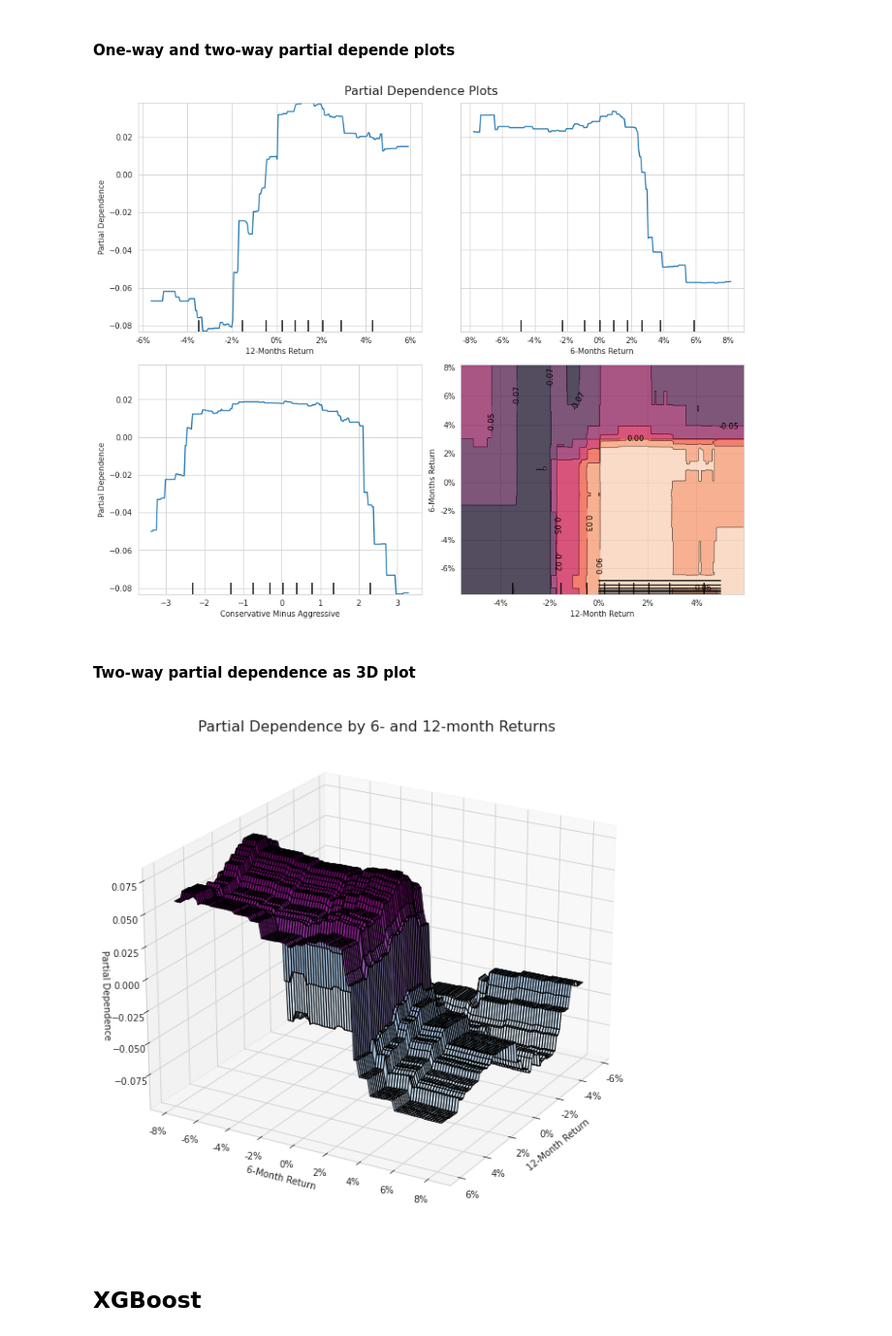
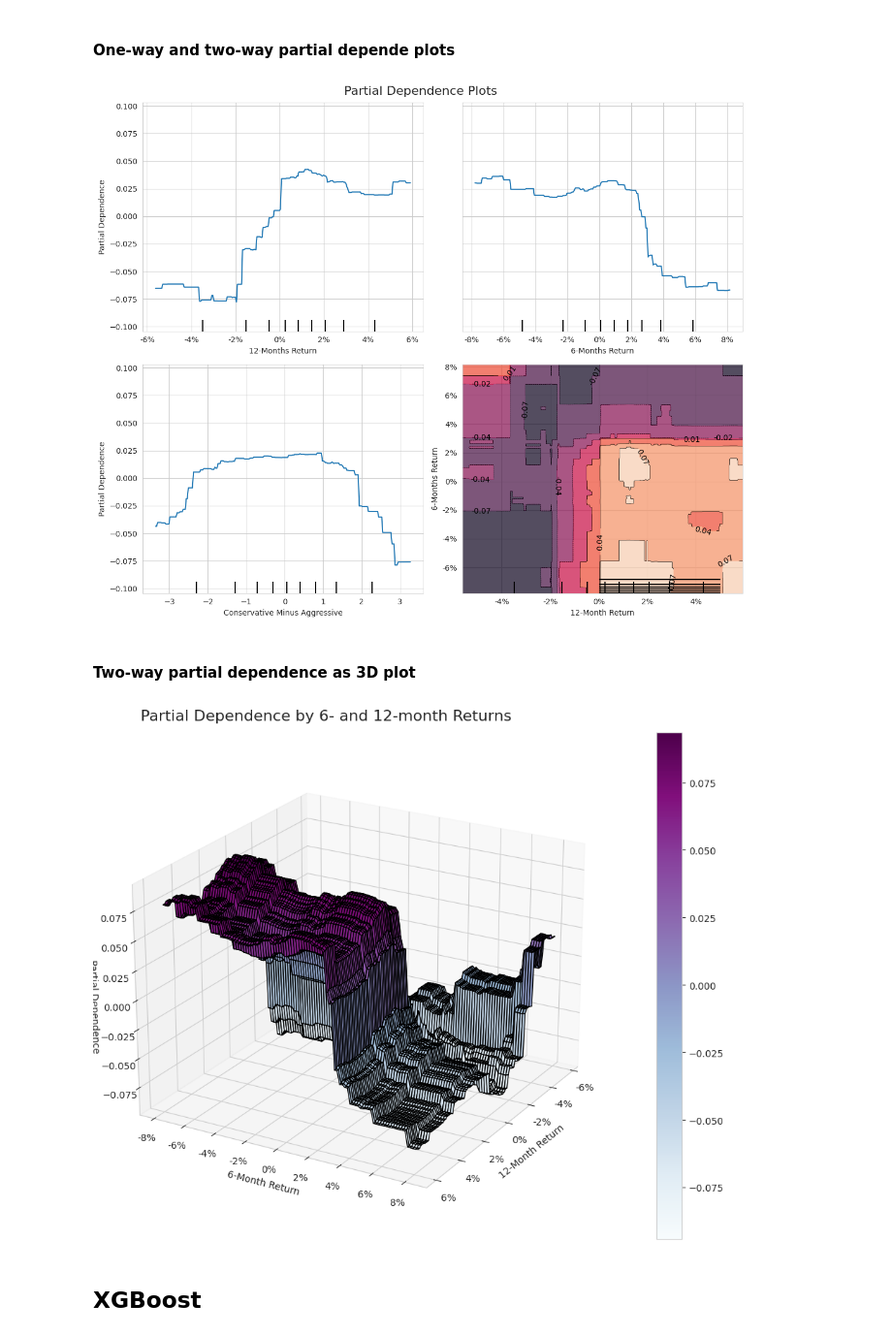
Before and after one commit to andywatts-algo/machine-learning-for-trading, a Jupyter notebook: 12_gradient_boosting_machines/01_boosting_baseline.ipynb, the cells around one changed output. Shown at 97% size. Saved outputs shown, nothing was run; the diff lists cells and outputs as text; code cells hidden in the pictures.

```diff
--- a/12_gradient_boosting_machines/01_boosting_baseline.ipynb
+++ b/12_gradient_boosting_machines/01_boosting_baseline.ipynb
@@ -314,10 +317,9 @@ rf_clf = RandomForestClassifier(n_estimators=100,
                                 min_samples_split=2,
                                 min_samples_leaf=1,
                                 min_weight_fraction_leaf=0.0,
-                                max_features='auto',
+                                max_features='sqrt',
                                 max_leaf_nodes=None,
                                 min_impurity_decrease=0.0,
-                                min_impurity_split=None,
                                 bootstrap=True,
                                 oob_score=True,
                                 n_jobs=-1,
@@ -377,14 +393,13 @@ base_estimator = DecisionTreeClassifier(criterion='gini',
                                         random_state=None,
                                         max_leaf_nodes=None,
                                         min_impurity_decrease=0.0,
-                                        min_impurity_split=None,
                                         class_weight=None)
 # %% [markdown]
 ### AdaBoost Configuration
 # %% [markdown]
 In the second step, we'll design the ensemble. The n_estimators parameter controls the number of weak learners and the learning_rate determines the contribution of each weak learner, as shown in the following code. By default, weak learners are decision tree stumps:
 # %%
-ada_clf = AdaBoostClassifier(base_estimator=base_estimator,
+ada_clf = AdaBoostClassifier(estimator=base_estimator,
                              n_estimators=100,
                              learning_rate=1.0,
                              algorithm='SAMME.R',
@@ -439,7 +453,7 @@ This estimator is much faster than [GradientBoostingClassifier](https://scikit-l
 
 This estimator has native support for missing values (NaNs). During training, the tree grower learns at each split point whether samples with missing values should go to the left or right child, based on the potential gain. When predicting, samples with missing values are assigned to the left or right child consequently. If no missing values were encountered for a given feature during training, then samples with missing values are mapped to whichever child has the most samples.
 # %%
-gb_clf = HistGradientBoostingClassifier(loss='binary_crossentropy',
+gb_clf = HistGradientBoostingClassifier(loss='log_loss',
                                         learning_rate=0.1,          # regulates the contribution of each tree
                                         max_iter=100,               # number of boosting stages
                                         min_samples_leaf=20,
@@ -514,14 +524,15 @@ roc_auc_score(y_score=y_score, y_true=y_clean)
 # %%
 fig, axes = plt.subplots(nrows=2, ncols=2, figsize=(12, 10))
 
-plot_partial_dependence(
+# plot_partial_dependence(
+PartialDependenceDisplay.from_estimator(
     estimator=gb_clf,
     X=X_,
     features=['return_12m', 'return_6m', 'CMA', ('return_12m', 'return_6m')],
     percentiles=(0.05, 0.95),
     n_jobs=-1,
-    n_cols=2,
-    response_method='decision_function',
+    # n_cols=2,
+    # response_method='decision_function',
     grid_resolution=250,
     ax=axes)
 
@@ -543,38 +554,44 @@ fig.suptitle('Partial Dependence Plots', fontsize=16)
 fig.tight_layout()
 fig.subplots_adjust(top=.95)
 # %% [output]
-[figure, old version]
+[figure, new version]
 # %% [markdown]
 #### Two-way partial dependence as 3D plot
 # %%
+from sklearn.inspection import partial_dependence
+
 targets = ['return_12m', 'return_6m']
-pdp, axes = partial_dependence(estimator=gb_clf,
-                               features=targets,
-                               X=X_,
-                               grid_resolution=100)
 
-XX, YY = np.meshgrid(axes[0], axes[1])
-Z = pdp[0].reshape(list(map(np.size, axes))).T
+# Calculate partial dependence
+pd_results = partial_dependence(
+    gb_clf, X_, features=targets, kind="average", grid_resolution=100
+)
+
+# Extract the values
+xx, yy = np.meshgrid(pd_results["grid_values"][0], pd_results["grid_values"][1])
+Z = pd_results.average[0].T
 
 fig = plt.figure(figsize=(14, 8))
-ax = Axes3D(fig)
-surface = ax.plot_surface(XX, YY, Z,
+ax = fig.add_subplot(111, projection='3d')
+surface = ax.plot_surface(xx, yy, Z,
                           rstride=1,
                           cstride=1,
                           cmap=plt.cm.BuPu,
                           edgecolor='k')
+
 ax.set_xlabel('12-Month Return')
 ax.set_ylabel('6-Month Return')
 ax.set_zlabel('Partial Dependence')
 ax.view_init(elev=22, azim=30)
+ax.xaxis.set_major_formatter(FuncFormatter(lambda y, _: '{:.0%}'.format(y)))
 ax.yaxis.set_major_formatter(FuncFormatter(lambda y, _: '{:.0%}'.format(y)))
-ax.xaxis.set_major_formatter(FuncFormatter(lambda y, _: '{:.0%}'.format(y)))
 
-# fig.colorbar(surface)
+fig.colorbar(surface)
 fig.suptitle('Partial Dependence by 6- and 12-month Returns', fontsize=16)
 fig.tight_layout()
+plt.show()
 # %% [output]
-[figure, old version]
+[figure, new version]
 # %% [markdown]
 ## XGBoost
 # %% [markdown]
```
Also changed, not shown: parts of 36 cells of this notebook, 43 other files.
